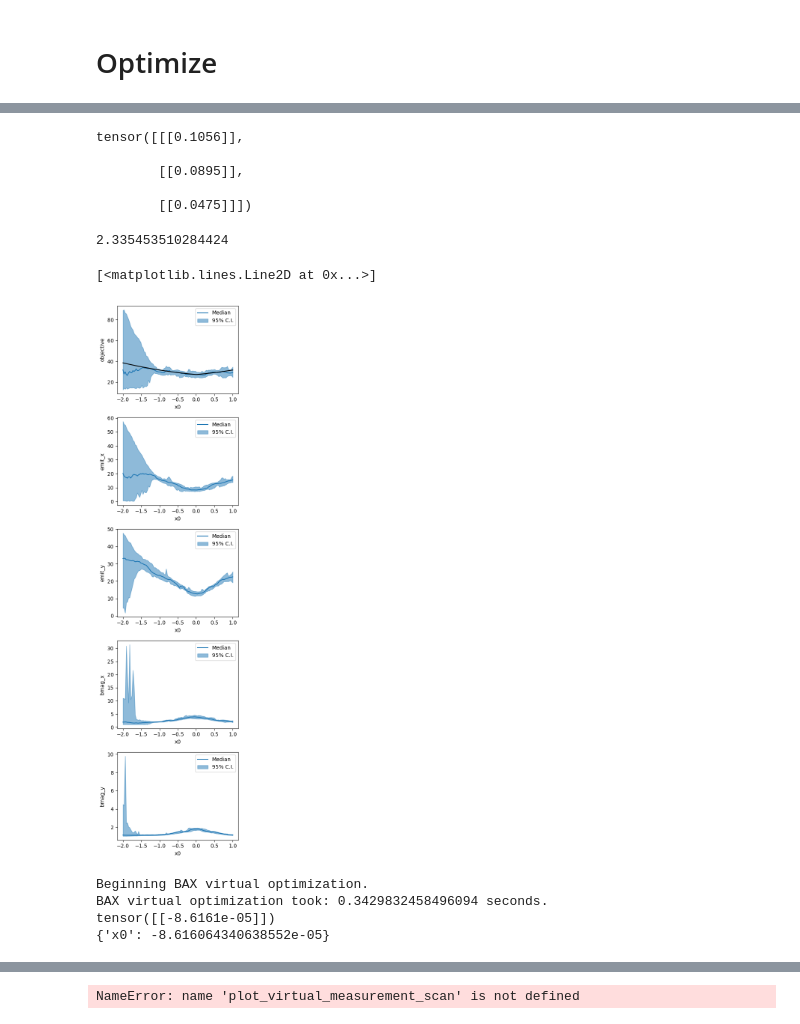
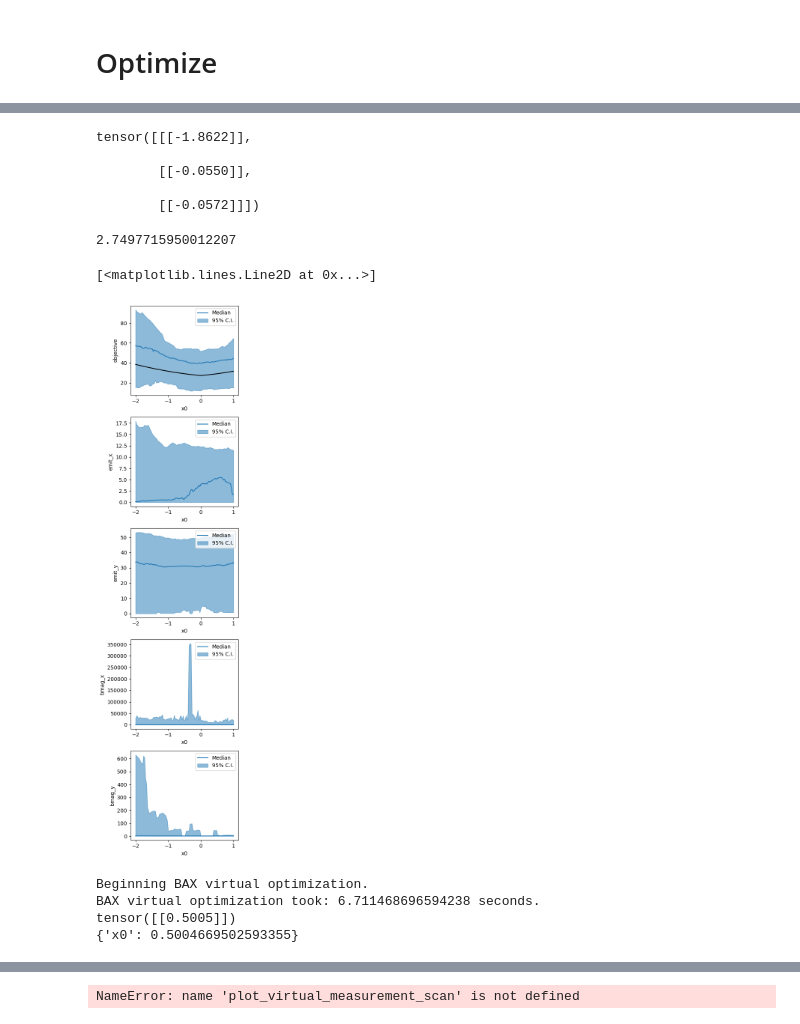
Before and after one commit to xopt-org/bax_algorithms, a Jupyter notebook: examples/emittance.ipynb, the cells around one changed output, grey strips where cells are left out. Drawn from its saved outputs; the diff is of its cells as text; code cells hidden in the pictures.

```diff
--- a/examples/emittance.ipynb
+++ b/examples/emittance.ipynb
@@ -236,7 +236,7 @@ algo_kwargs = {
         'twiss0_y': torch.tensor([11., -2.]),
         'n_samples': n_samples,
         'meas_dim': meas_dim,
-        'n_steps_measurement_param': 7,
+        'n_steps_measurement_param': 11,
         'use_bmag': use_bmag,
         'observable_names_ordered': ['xrms_sq','yrms_sq'],
         'optimizer': DifferentialEvolution(minimize=True, maxiter=10, verbose=True),
@@ -248,7 +248,7 @@ algo = PathwiseMinimizeEmittance(**algo_kwargs)
 
 #construct BAX generator
 generator = BaxGenerator(vocs=vocs,
-                         gp_constructor=model_constructor,
+                         # gp_constructor=model_constructor,
                          numerical_optimizer=numerical_optimizer,
                          algorithm=algo,
                          use_cuda=use_cuda)
@@ -284,0 +279,3 @@ X.random_evaluate(n_obs_init)
+# %%
+reference_point = {var: 0.0 for var in vocs.variable_names}
+reference_point
@@ -325,41 +305,32 @@ BAX virtual optimization took: 0.5140182971954346 seconds.
 # %%
 X.generator.algorithm.results['best_inputs']
 # %% [output]
-tensor([[[0.1056]],
+tensor([[[-1.8622]],
 
-        [[0.0895]],
+        [[-0.0550]],
 
-        [[0.0475]]])
+        [[-0.0572]]])
 # %%
 from bax_algorithms.visualize import visualize_virtual_measurement_result
 
 start = time.time()
 fig, ax = visualize_virtual_measurement_result(X.generator,
                             variable_names=['x0'],
-                            reference_point={'x0':torch.tensor([0.]),
-                                             'x1':torch.tensor([0.]),
-                                            # 'x2':torch.tensor([0.]),
-                                            #  'x3':torch.tensor([0.]),
-                                            #  'x4':torch.tensor([0.]),
-                                             # 'x5':torch.tensor([0.]),
-                                             # 'x6':torch.tensor([0.]),
-                                             # 'x7':torch.tensor([0.]),
-                                             # 'x8':torch.tensor([0.]),
-                                            },
+                            reference_point=reference_point,
                             n_grid=100,
                             n_samples=100,
                             result_keys=['objective','emit_x','emit_y','bmag_x','bmag_y'],
                             # show_samples=True,
                                      )
 print(time.time()-start)
 x = torch.zeros(100, ndim)
 x[:,0] = torch.linspace(*vocs.bounds.T[0], 100)
 ax[0].plot(x[:,0], eval_true_emittance(x, use_bmag=use_bmag), c='k')
 # plt.ylim(top=0.01)
 # %% [output]
-2.335453510284424
+2.7497715950012207
 [<matplotlib.lines.Line2D at 0x...>]
-[figure, old version]
+[figure, new version]
 # %%
 from bax_algorithms.utils import get_bax_mean_prediction, tuning_input_tensor_to_dict
 mean_optimizer = DifferentialEvolution(minimize=True, popsize=100, maxiter=100, verbose=True)
@@ -369,9 +340,9 @@ print(x_tuning)
 print(x_tuning_dict)
 # %% [output]
 Beginning BAX virtual optimization.
-BAX virtual optimization took: 0.3429832458496094 seconds.
-tensor([[-8.6161e-05]])
-{'x0': -8.616064340638552e-05}
+BAX virtual optimization took: 6.711468696594238 seconds.
+tensor([[0.5005]])
+{'x0': 0.5004669502593355}
 # %%
 for i in range(n_iter):
     print(i)
```
Also changed, not shown: parts of 11 cells of this notebook, 1 other file.
